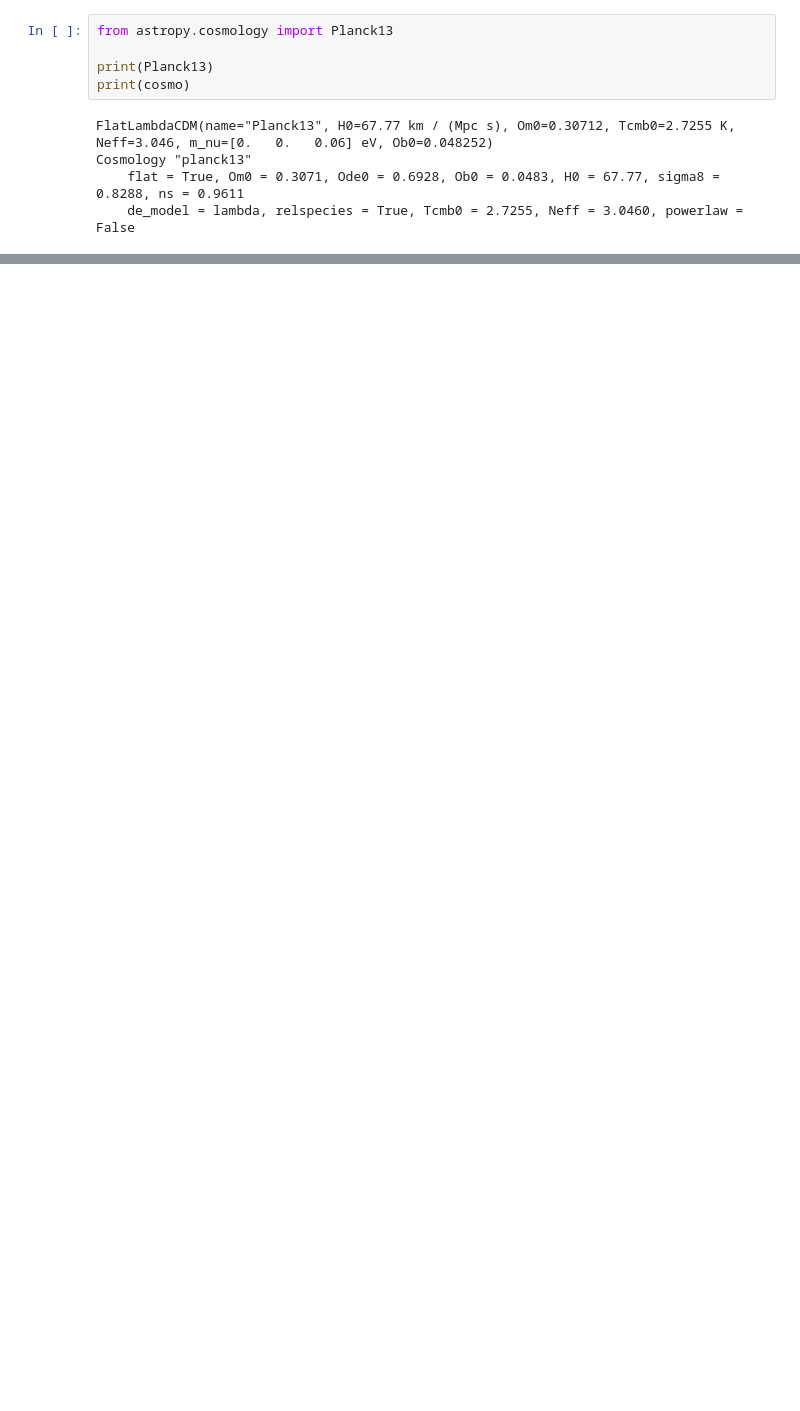
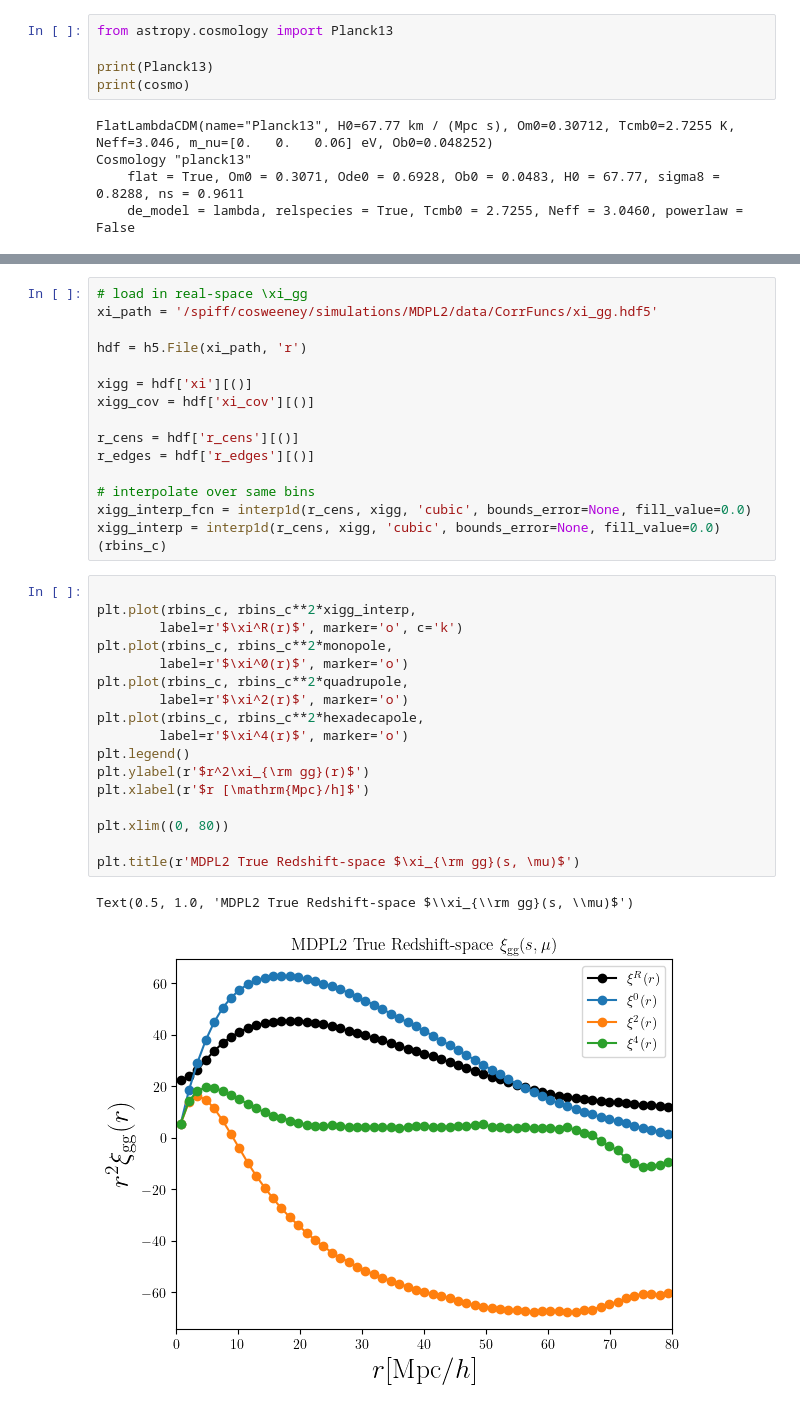
Before and after one commit to cosweeney/clive_bias, a Jupyter notebook: notebooks/streaming_model/MDPL2_streaming.ipynb, the cells around one changed output, grey strips where cells are left out. Cells and saved outputs as stored; diff of their text form; blank space fills up the shorter version.

```diff
--- a/notebooks/streaming_model/MDPL2_streaming.ipynb
+++ b/notebooks/streaming_model/MDPL2_streaming.ipynb
@@ -235,0 +315,35 @@ from halotools.mock_observables import tpcf_multipole
+# %%
+# load in real-space \xi_gg
+xi_path = '/spiff/cosweeney/simulations/MDPL2/data/CorrFuncs/xi_gg.hdf5'
+
+hdf = h5.File(xi_path, 'r')
+
+xigg = hdf['xi'][()]
+xigg_cov = hdf['xi_cov'][()]
+
+r_cens = hdf['r_cens'][()]
+r_edges = hdf['r_edges'][()]
+
+# interpolate over same bins
+xigg_interp_fcn = interp1d(r_cens, xigg, 'cubic', bounds_error=None, fill_value=0.0)
+xigg_interp = interp1d(r_cens, xigg, 'cubic', bounds_error=None, fill_value=0.0)(rbins_c)
+# %%
+
+plt.plot(rbins_c, rbins_c**2*xigg_interp,
+        label=r'$\xi^R(r)$', marker='o', c='k')
+plt.plot(rbins_c, rbins_c**2*monopole,
+        label=r'$\xi^0(r)$', marker='o')
+plt.plot(rbins_c, rbins_c**2*quadrupole,
+        label=r'$\xi^2(r)$', marker='o')
+plt.plot(rbins_c, rbins_c**2*hexadecapole,
+        label=r'$\xi^4(r)$', marker='o')
+plt.legend()
+plt.ylabel(r'$r^2\xi_{\rm gg}(r)$')
+plt.xlabel(r'$r [\mathrm{Mpc}/h]$')
+
+plt.xlim((0, 80))
+
+plt.title(r'MDPL2 True Redshift-space $\xi_{\rm gg}(s, \mu)$')
+# %% [output]
+Text(0.5, 1.0, 'MDPL2 True Redshift-space $\\xi_{\\rm gg}(s, \\mu)$')
+[figure, added]
```
Also changed, not shown: parts of 35 cells of this notebook, 1 other file.
